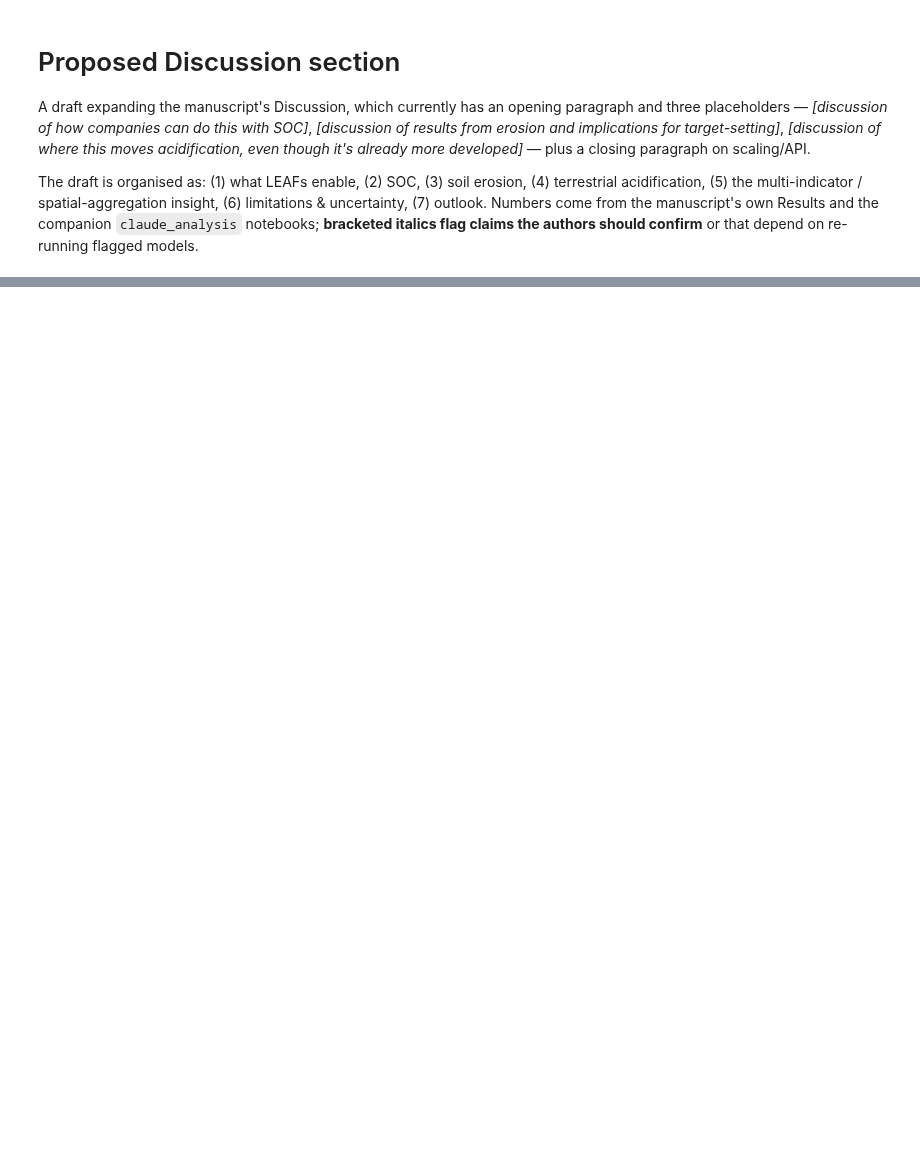
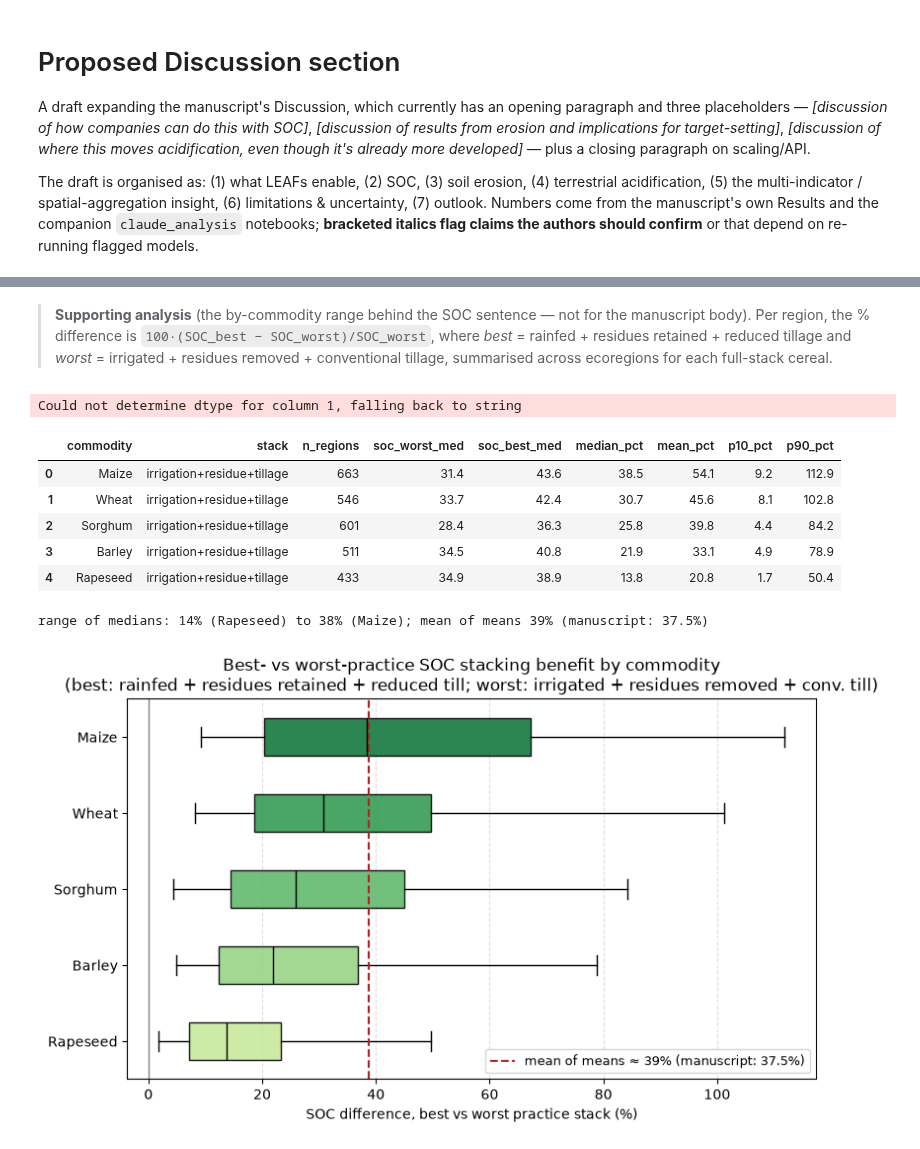
Before and after one commit to cloyolaangosto/SBTN_Test, a Jupyter notebook: paper/claude_analysis/Discussion_Proposed.ipynb, the cells around one changed output, grey strips where cells are left out. Cells and saved outputs as stored; diff of their text form; code cells hidden in the pictures; blank space fills up the shorter version.

```diff
--- a/paper/claude_analysis/Discussion_Proposed.ipynb
+++ b/paper/claude_analysis/Discussion_Proposed.ipynb
@@ -138,0 +54,27 @@ the set presented here.
+# %% [markdown]
+> **Supporting analysis** (the by-commodity range behind the SOC sentence — not for the manuscript
+> body). Per region, the % difference is `100·(SOC_best − SOC_worst)/SOC_worst`, where *best* =
+> rainfed + residues retained + reduced tillage and *worst* = irrigated + residues removed +
+> conventional tillage, summarised across ecoregions for each full-stack cereal.
+# %%
+import warnings; warnings.filterwarnings('ignore')
+%matplotlib inline
+import matplotlib.pyplot as plt
+from sbtn_leaf.claude_analysis import practice_change as pc
+
+tbl = pc.practice_stack_table()  # full-stack cereals, ecoregion level
+display(tbl.round(1))
+print(f"range of medians: {tbl['median_pct'].min():.0f}% ({tbl.iloc[-1]['commodity']}) "
+      f"to {tbl['median_pct'].max():.0f}% ({tbl.iloc[0]['commodity']}); "
+      f"mean of means {tbl['mean_pct'].mean():.0f}% (manuscript: 37.5%)")
+fig, ax = pc.plot_practice_stack_range(); display(fig); plt.close(fig)
+# %% [output]
+Could not determine dtype for column 1, falling back to string
+|  | commodity | stack | n_regions | soc_worst_med | soc_best_med | median_pct | mean_pct | p10_pct | p90_pct |
+| 0 | Maize | irrigation+residue+tillage | 663 | 31.4 | 43.6 | 38.5 | 54.1 | 9.2 | 112.9 |
+| 1 | Wheat | irrigation+residue+tillage | 546 | 33.7 | 42.4 | 30.7 | 45.6 | 8.1 | 102.8 |
+| 2 | Sorghum | irrigation+residue+tillage | 601 | 28.4 | 36.3 | 25.8 | 39.8 | 4.4 | 84.2 |
+| 3 | Barley | irrigation+residue+tillage | 511 | 34.5 | 40.8 | 21.9 | 33.1 | 4.9 | 78.9 |
+| 4 | Rapeseed | irrigation+residue+tillage | 433 | 34.9 | 38.9 | 13.8 | 20.8 | 1.7 | 50.4 |
+range of medians: 14% (Rapeseed) to 38% (Maize); mean of means 39% (manuscript: 37.5%)
+[figure, added]
```
Also changed, not shown: parts of 3 cells of this notebook, 8 other files.
